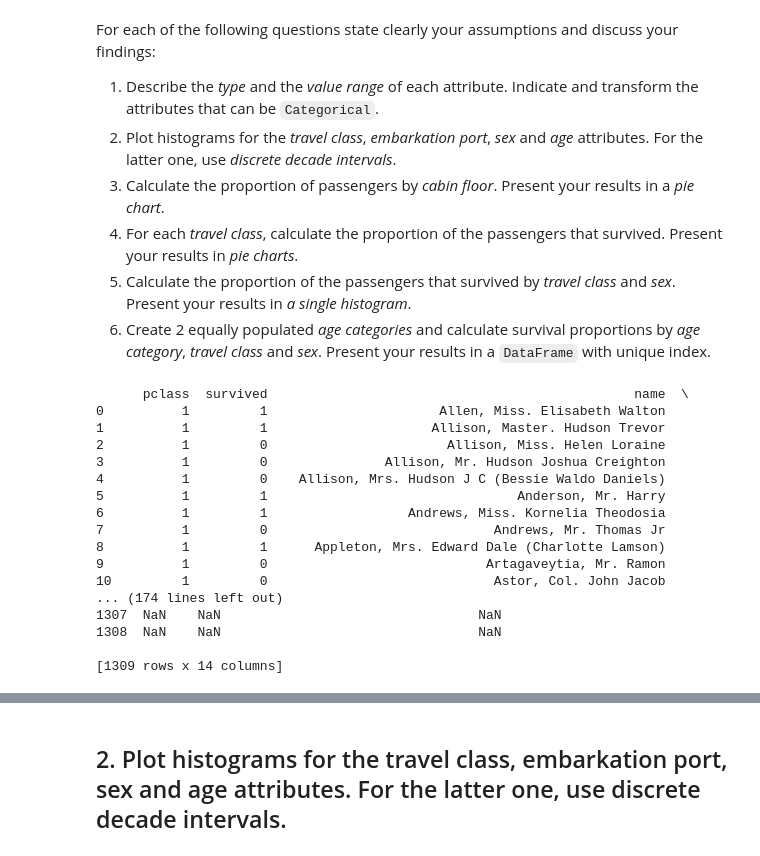
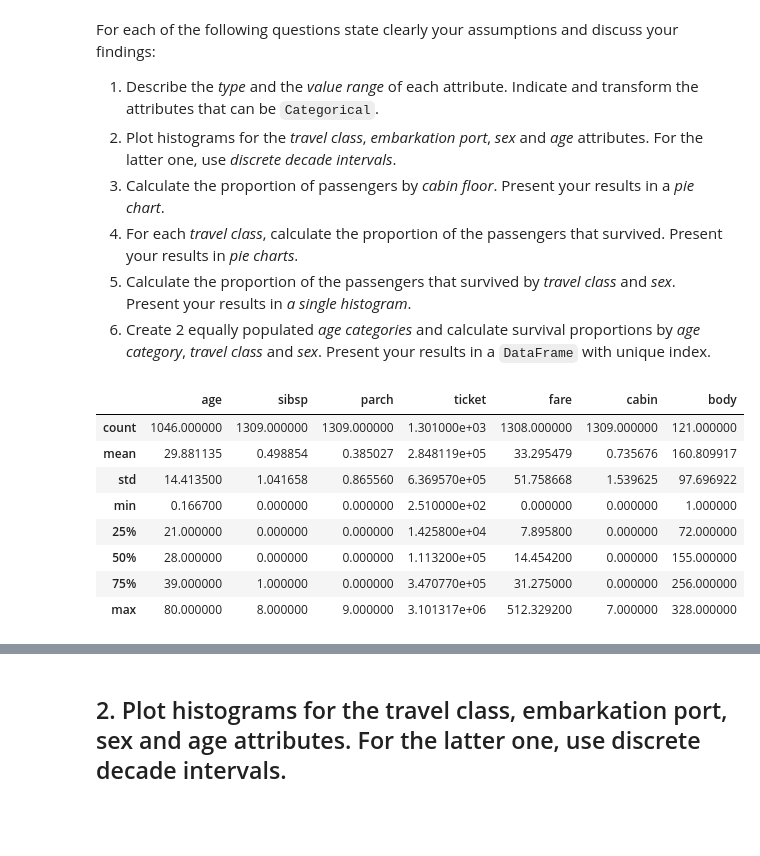
Before and after one commit to NicoBrun/ada2017, a Jupyter notebook: 01 - Pandas and Data Wrangling/Homework 1.ipynb, the cells around one changed output, grey strips where cells are left out. Saved outputs shown, nothing was run; the diff lists cells and outputs as text; code cells hidden in the pictures; blank space fills up the shorter version.

```diff
--- a/01 - Pandas and Data Wrangling/Homework 1.ipynb
+++ b/01 - Pandas and Data Wrangling/Homework 1.ipynb
@@ -157,20 +157,24 @@ dataset = pd.read_excel(DATA_FOLDER+"/titanic.xls", index_col=None, names=data_n
 # just because some rows hold 'PC343445' instead of '343445
 
 # Category dictionnary for pclass, survived
-cat_pclass = {1:"1st class", 2:"2nd class", 3:"3rd class"}
 cat_survived = {0 : "Died", 1:"Survived"}
 
-# Categorize Sex
-'''cat_sex = {0 : 'Female', 1 : 'Male'}
-def categorize_sex(s, verbose=True) :
-    if s.lower() == 'female' : return 0
-    elif s.lower() == 'male' : return 1
-    else :
-        if verbose : print('sex - NaN - Couldn\'t categorize :', s)
-        return float('NaN')
-dataset['sex'] = dataset['sex'].apply(categorize_sex)
-'''
-pd.Categorical(dataset['sex'])
+# Treat Categorical data
+# sex
+dataset['sex'] = pd.Categorical(dataset['sex'])
+cat_pclass = {1:"1st class", 2:"2nd class", 3:"3rd class"}
+#pclass
+dataset['pclass'] = dataset['pclass'].apply(lambda e : cat_pclass.get(e, 'Unknown'))
+dataset['pclass'] = pd.Categorical(dataset['pclass'])
+# survived
+cat_survived = {0 : "Died", 1:"Survived"}
+dataset['survived'] = dataset['survived'].apply(lambda e : cat_survived.get(e, 'Unknown'))
+dataset['survived'] = pd.Categorical(dataset['survived'])
+# embarked
+map_embarked = {'C' : 'Cherbourg', 'Q':'Queensland', 'S':'Southampton'}
+dataset['embarked'] = dataset['embarked'].apply(lambda e : map_embarked.get(e, 'Unknown'))
+dataset['embarked'] = pd.Categorical(dataset['embarked'])
+
 
 # Keep only the numbers in dataset['ticket']
 def process_ticket(s, verbose=False ) :
@@ -190,7 +194,8 @@ def process_ticket(s, verbose=False ) :
         return float('NaN')
 dataset['ticket'] = dataset['ticket'].apply(process_ticket)
 
-# Process cabins
+
+# Process cabins / floors
 #__cabin__ : String - cabin number - indicated the number of the cabin, and the deck it is located on (profile, boat deck, A-G deck, Orlop deck, tank top).
 # https://www.encyclopedia-titanica.org/cabins.html
 # https://www.reference.com/education/many-floors-did-titanic-1ee686f0a1ffe96d
@@ -218,62 +223,45 @@ def process_cabin(s, verbose=False) :
     elif len(res) > 0 :
         # there is necessarily exactly 1  match
         floor = re.findall('[A-Za-z][A-Za-z]*', res[0])[0]
     # else floor=''
     # Categorizations
     return { # switch statement equivalent
         'A' : 1,
         'B' : 2,
         'C' : 3,
         'D' : 4,
         'E' : 5,
         'F' : 6,
         'G' : 7,
         'T' : 8
     }.get(floor, 0)
 cat_cabin = {0 : 'Unknown Deck', 1 : 'Deck A', 2 : 'Deck B', 3 : 'Deck C', 4:'Deck D', 5:'Deck E', 6:'Deck F', 7:'Deck G', 8:'Boat Deck'}
 dataset['cabin'] = dataset['cabin'].apply(process_cabin)
 
-# Process embarked
-cat_embarked = {0 : 'Cherbourg', 1:'Queensland', 2:'Southampton'}
-def tmp(c)  :  # Lambda function gives invalid syntax for some reason
-    #lambda c : return {
-    return {
-        'C':0,
-        'Q':1,
-        'S':2
-    }.get(c, float('NaN'))
-dataset['embarked'] = dataset['embarked'].apply(tmp)
 
 # Check the content of columns
 def check_for_all(serie, predicate) :
     """ Predicate must be a function that maps the serie's elements to boolean
     """
     assert reduce(lambda x, y : x and y, serie.map(predicate))
+
 check_for_all(dataset['sibsp'], (lambda e : isnan(e) or e%1==0))
 check_for_all(dataset['parch'], (lambda e : isnan(e) or e%1==0))
 check_for_all(dataset['fare'], (lambda e : isnan(e) or isinstance(e, numbers.Real)))
 check_for_all(dataset['body'], (lambda e : isnan(e) or e%1==0))
 
-print(dataset)
-#dataset.describe()
+#print(dataset)
+dataset.describe()
 # %% [output]
-      pclass  survived                                               name  \
-0          1         1                      Allen, Miss. Elisabeth Walton
-1          1         1                     Allison, Master. Hudson Trevor
-2          1         0                       Allison, Miss. Helen Loraine
-3          1         0               Allison, Mr. Hudson Joshua Creighton
-4          1         0    Allison, Mrs. Hudson J C (Bessie Waldo Daniels)
-5          1         1                                Anderson, Mr. Harry
-6          1         1                  Andrews, Miss. Kornelia Theodosia
-7          1         0                             Andrews, Mr. Thomas Jr
-8          1         1      Appleton, Mrs. Edward Dale (Charlotte Lamson)
-9          1         0                            Artagaveytia, Mr. Ramon
-10         1         0                             Astor, Col. John Jacob
-... (174 lines left out)
-1307  NaN    NaN                                 NaN
-1308  NaN    NaN                                 NaN
-
-[1309 rows x 14 columns]
+|  | age | sibsp | parch | ticket | fare | cabin | body |
+| count | 1046.000000 | 1309.000000 | 1309.000000 | 1.301000e+03 | 1308.000000 | 1309.000000 | 121.000000 |
+| mean | 29.881135 | 0.498854 | 0.385027 | 2.848119e+05 | 33.295479 | 0.735676 | 160.809917 |
+| std | 14.413500 | 1.041658 | 0.865560 | 6.369570e+05 | 51.758668 | 1.539625 | 97.696922 |
+| min | 0.166700 | 0.000000 | 0.000000 | 2.510000e+02 | 0.000000 | 0.000000 | 1.000000 |
+| 25% | 21.000000 | 0.000000 | 0.000000 | 1.425800e+04 | 7.895800 | 0.000000 | 72.000000 |
+| 50% | 28.000000 | 0.000000 | 0.000000 | 1.113200e+05 | 14.454200 | 0.000000 | 155.000000 |
+| 75% | 39.000000 | 1.000000 | 0.000000 | 3.470770e+05 | 31.275000 | 0.000000 | 256.000000 |
+| max | 80.000000 | 8.000000 | 9.000000 | 3.101317e+06 | 512.329200 | 7.000000 | 328.000000 |
 # %% [markdown]
 ## 1. Describe the type and the value range of each attribute. Indicate and transform the attributes that can be Categorical. ##
 
```
Also changed, not shown: parts of 6 cells of this notebook.
